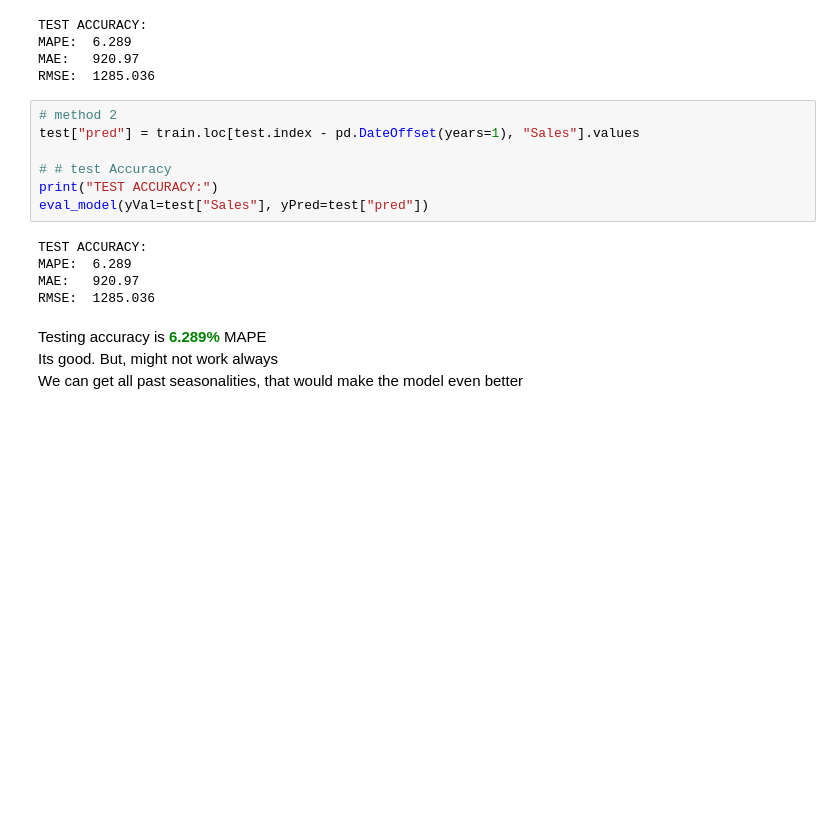
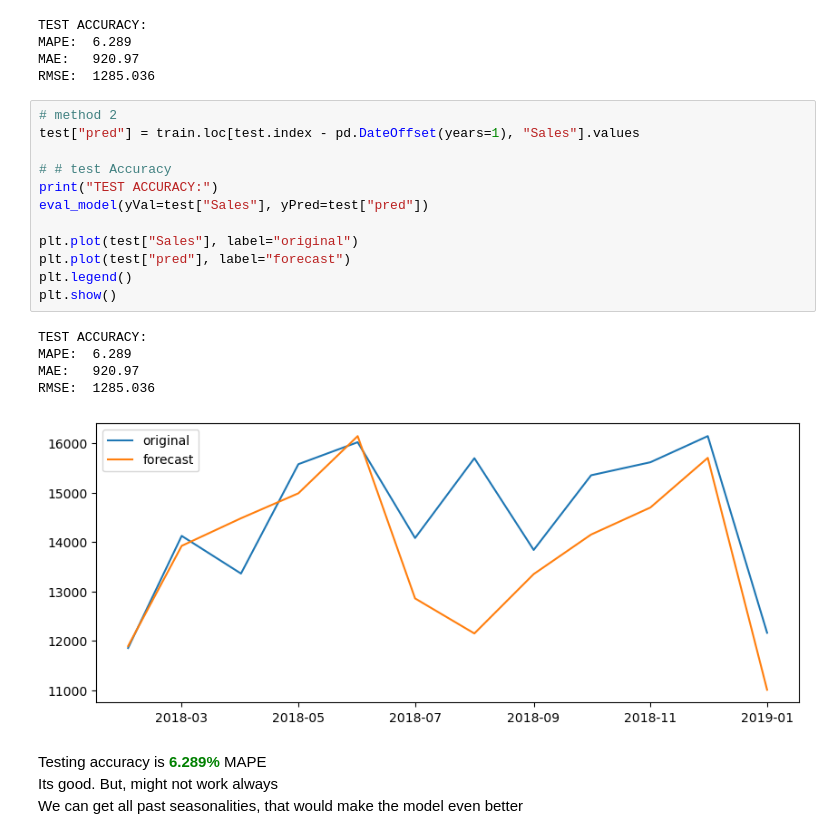
Before and after one commit to im-miracle/mobileSales_Forecasr, a Jupyter notebook: mobileSalesAnalysis/TimeSeriesAnalysis.ipynb, the cells around one changed output. Drawn from its saved outputs; the diff is of its cells as text; blank space fills up the shorter version.

```diff
--- a/mobileSalesAnalysis/TimeSeriesAnalysis.ipynb
+++ b/mobileSalesAnalysis/TimeSeriesAnalysis.ipynb
@@ -293,15 +312,21 @@ RMSE:  1285.036
 # %%
 # method 2
 test["pred"] = train.loc[test.index - pd.DateOffset(years=1), "Sales"].values
 
 # # test Accuracy
 print("TEST ACCURACY:")
 eval_model(yVal=test["Sales"], yPred=test["pred"])
+
+plt.plot(test["Sales"], label="original")
+plt.plot(test["pred"], label="forecast")
+plt.legend()
+plt.show()
 # %% [output]
 TEST ACCURACY:
 MAPE:  6.289
 MAE:   920.97
 RMSE:  1285.036
+[figure, added]
 # %% [markdown]
 Testing accuracy is <span style="color:Green">**6.289%**</span> MAPE <br>
 Its good. But, might not work always<br>
```
Also changed, not shown: parts of 32 cells of this notebook.
